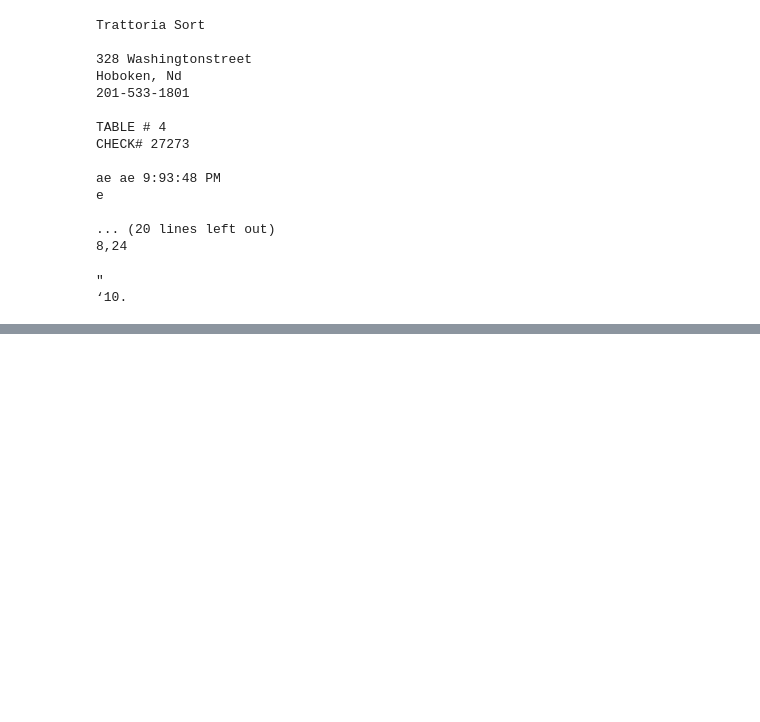
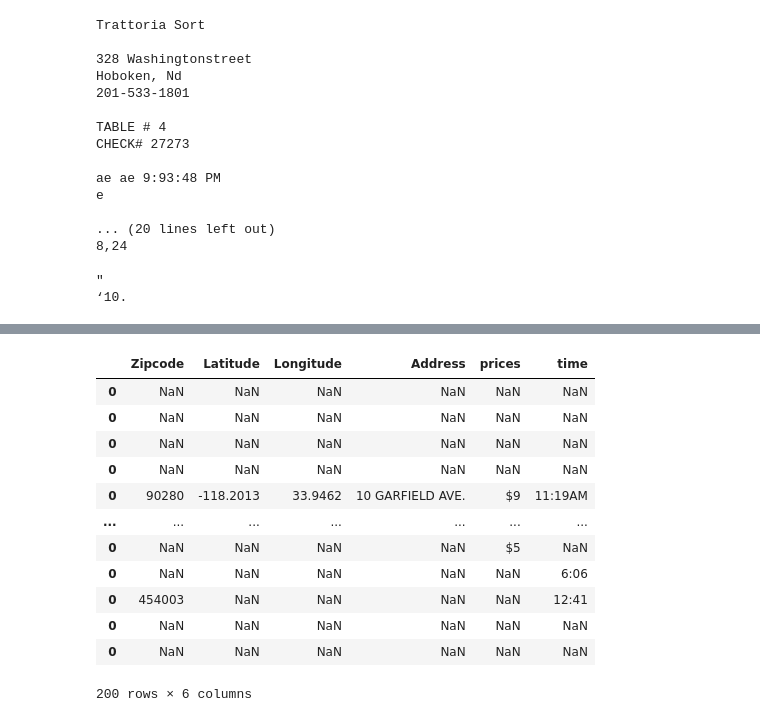
Before and after one commit to mameralomari/reciept-processing-and-text_extraction, a Jupyter notebook: text extraction_mamer.ipynb, the cells around one changed output, grey strips where cells are left out. Cells and saved outputs as stored; diff of their text form; code cells hidden in the pictures; blank space fills up the shorter version.

```diff
--- a/text extraction_mamer.ipynb
+++ b/text extraction_mamer.ipynb
@@ -270,0 +200,16 @@ Opened: 7/1/2018 5:53:46 PM
+# %%
+df1
+# %% [output]
+|  | Zipcode | Latitude | Longitude | Address | prices | time |
+| 0 | NaN | NaN | NaN | NaN | NaN | NaN |
+| 0 | NaN | NaN | NaN | NaN | NaN | NaN |
+| 0 | NaN | NaN | NaN | NaN | NaN | NaN |
+| 0 | NaN | NaN | NaN | NaN | NaN | NaN |
+| 0 | 90280 | -118.2013 | 33.9462 | 10 GARFIELD AVE. | $9 | 11:19AM |
+| ... | ... | ... | ... | ... | ... | ... |
+| 0 | NaN | NaN | NaN | NaN | $5 | NaN |
+| 0 | NaN | NaN | NaN | NaN | NaN | 6:06 |
+| 0 | 454003 | NaN | NaN | NaN | NaN | 12:41 |
+| 0 | NaN | NaN | NaN | NaN | NaN | NaN |
+| 0 | NaN | NaN | NaN | NaN | NaN | NaN |
+200 rows × 6 columns
```
Also changed, not shown: parts of 28 cells of this notebook, 11 other files.
